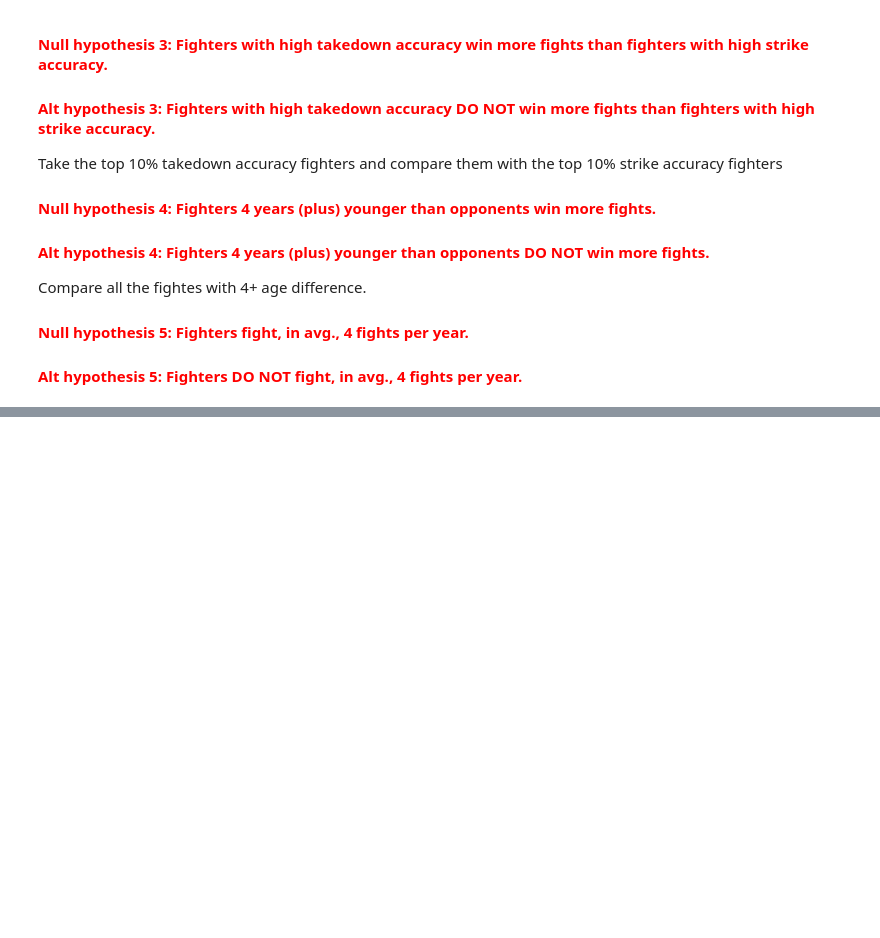
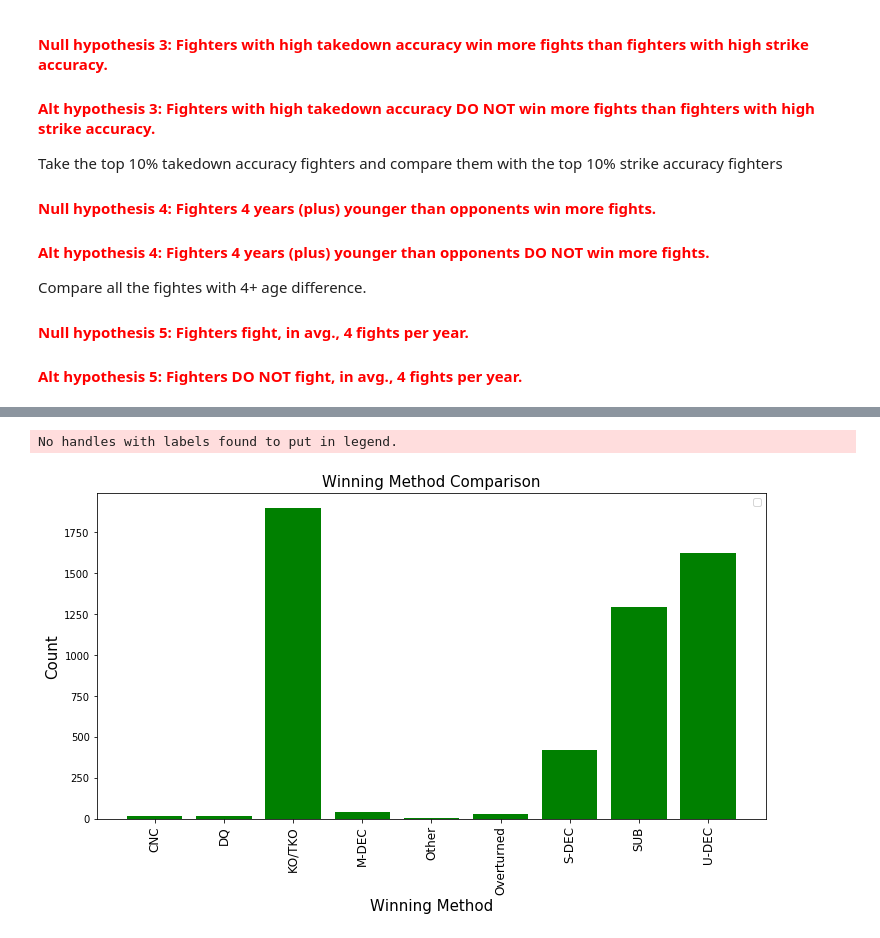
Before and after one commit to victorpena1/UFC_Analysis, a Jupyter notebook: UFC_EDA.ipynb, the cells around one changed output, grey strips where cells are left out. Saved outputs shown, nothing was run; the diff lists cells and outputs as text; code cells hidden in the pictures; blank space fills up the shorter version.

```diff
--- a/UFC_EDA.ipynb
+++ b/UFC_EDA.ipynb
@@ -256,0 +319,12 @@ Compare all the fightes with 4+ age difference.
+# %%
+fig, ax = plt.subplots(figsize= (12,6))
+ax.bar(df_ff_mid.index, df_ff_mid.f1, color= 'g')
+ax.set_title("Winning Method Comparison", fontsize = 15)
+ax.set_ylabel("Count", fontsize = 15)
+ax.set_xlabel("Winning Method", fontsize = 15)
+plt.xticks(df_ff_mid.index, rotation='vertical', fontsize = 12)
+ax.legend()
+fig.show()
+# %% [output]
+No handles with labels found to put in legend.
+[figure, added]
```
Also changed, not shown: parts of 17 cells of this notebook.
